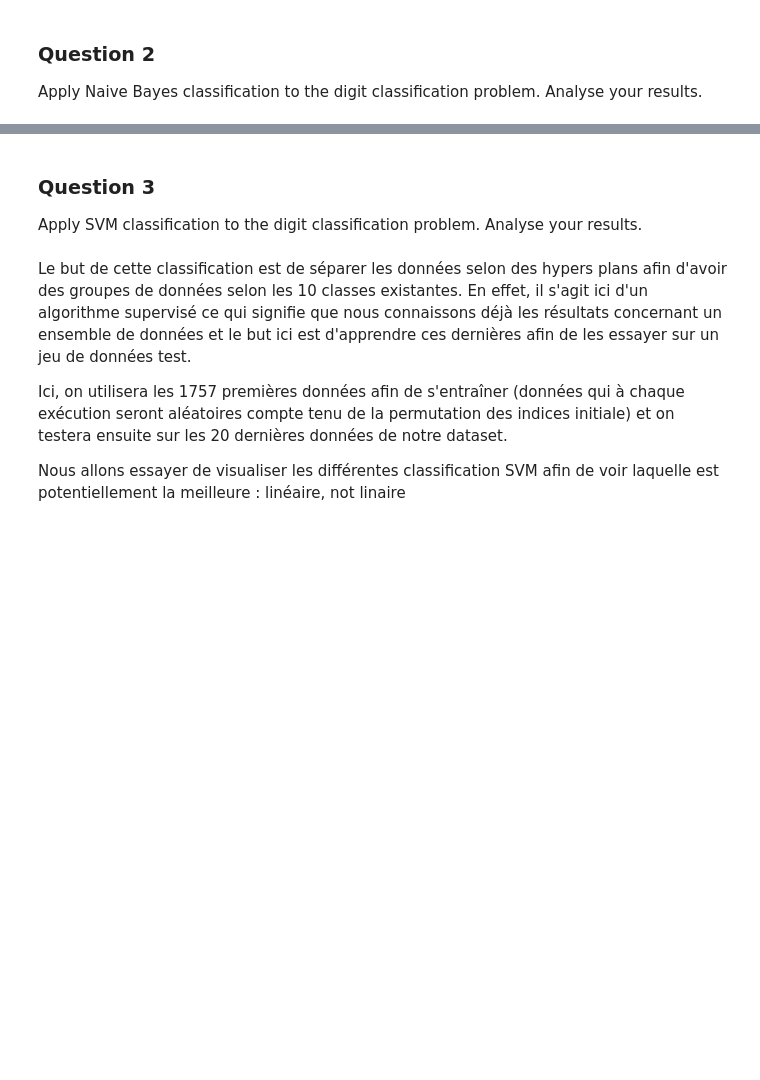
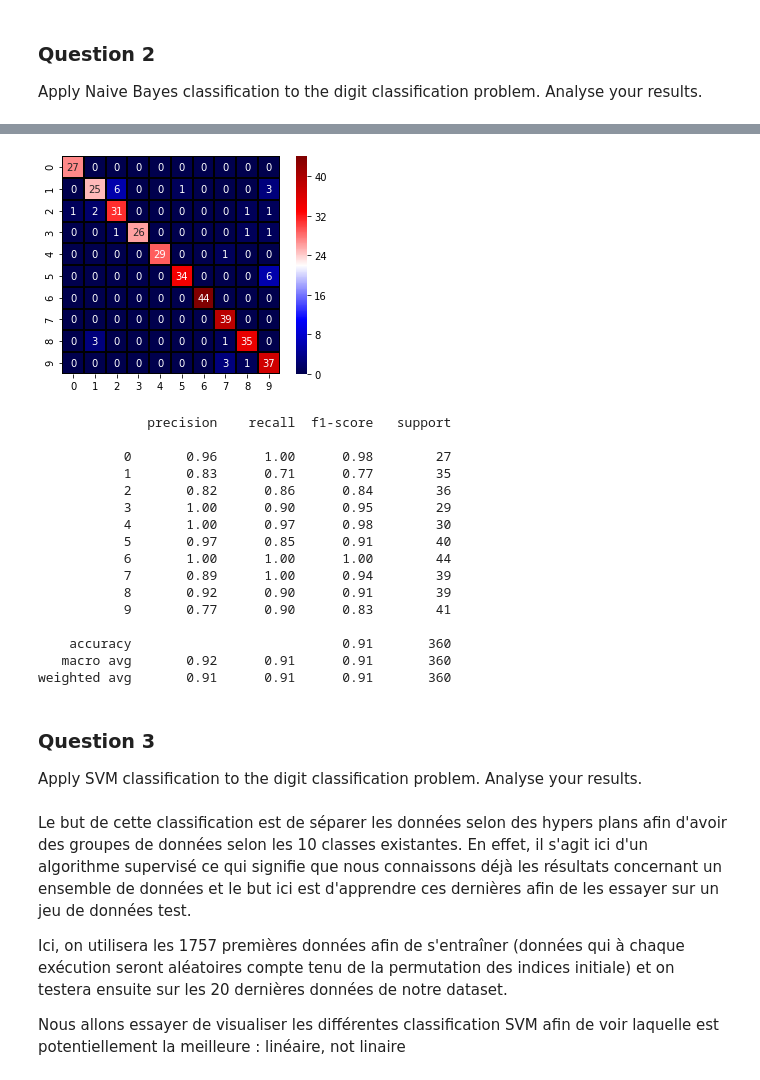
Before and after one commit to JohanChataigne/handwritten_digits_recognition, a Jupyter notebook: Assignment1.ipynb, the cells around one changed output, grey strips where cells are left out. Cells and saved outputs as stored; diff of their text form; code cells hidden in the pictures; blank space fills up the shorter version.

```diff
--- a/Assignment1.ipynb
+++ b/Assignment1.ipynb
@@ -140,3 +180,33 @@ SyntaxError: invalid syntax (<ipython-input-14-c773817dba47>, line 13)
+# %%
+# Nous obtenons les résultats dans la matrice de confusion
+confution_matrix = metrics.confusion_matrix(y_test, pred, labels=range(n_clusters))
+ax = heatmap(confution_matrix, annot=True, cmap="seismic", square=True, linecolor="black", fmt='d', linewidths = 1)
+b, t = plt.ylim()
+b += 0.5
+t -= 0.5
+plt.ylim(b, t)
+plt.show()
+
+report = metrics.classification_report(y_test, pred)
+print(report)
+# %% [output]
+[figure, added]
+              precision    recall  f1-score   support
+
+           0       0.96      1.00      0.98        27
+           1       0.83      0.71      0.77        35
+           2       0.82      0.86      0.84        36
+           3       1.00      0.90      0.95        29
+           4       1.00      0.97      0.98        30
+           5       0.97      0.85      0.91        40
+           6       1.00      1.00      1.00        44
+           7       0.89      1.00      0.94        39
+           8       0.92      0.90      0.91        39
+           9       0.77      0.90      0.83        41
+
+    accuracy                           0.91       360
+   macro avg       0.92      0.91      0.91       360
+weighted avg       0.91      0.91      0.91       360
 # %% [markdown]
 ### Question 3
 Apply SVM classification to the digit classification problem. Analyse your results.
```
Also changed, not shown: parts of 11 cells of this notebook.
